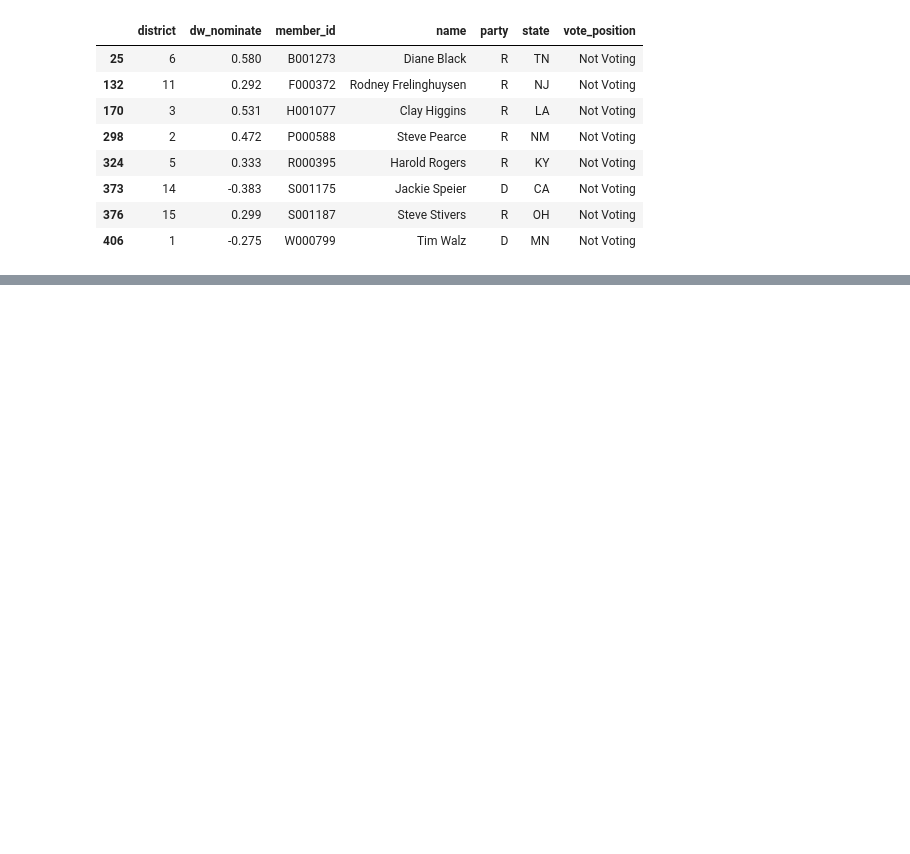
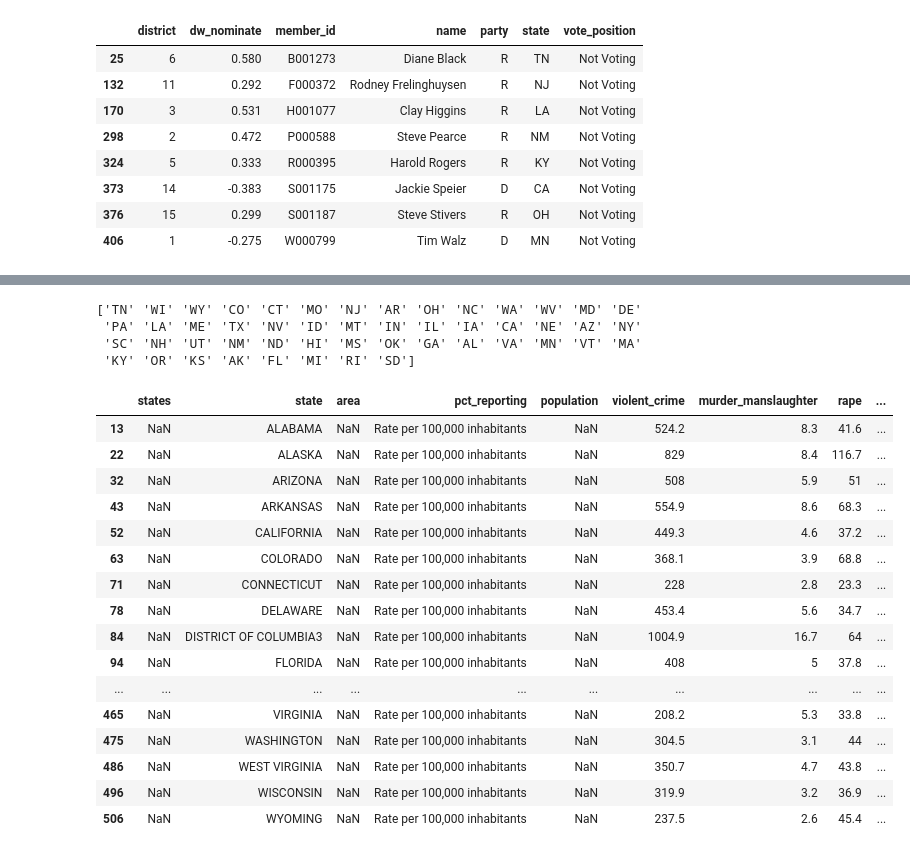
Before and after one commit to EricMa206/Module3Project, a Jupyter notebook: Project 3 Congress.ipynb, the cells around one changed output, grey strips where cells are left out. Drawn from its saved outputs; the diff is of its cells as text; code cells hidden in the pictures; blank space fills up the shorter version.

```diff
--- a/Project 3 Congress.ipynb
+++ b/Project 3 Congress.ipynb
@@ -217,0 +240,5 @@ vote_df[vote_df["vote_position"]=="Not Voting"]
+# %%
+header = ["states", "area", "pct_reporting", "population", "violent_crime", "murder_manslaughter",
+         "rape", "robbery", "aggravated_assault", "property_crime", "burglary", "larceny_theft",
+         "motor_theft", "none1", "none2"]
+crime_df = pd.read_excel("crime_rate_by_state.xls", names=header )
@@ -217,0 +249,4 @@ vote_df[vote_df["vote_position"]=="Not Voting"]
+# %%
+crime_df.drop(crime_df.index[0:3], inplace=True)
+crime_df.drop(["none1", "none2"], axis=1, inplace=True)
+crime_df.head()
@@ -217,0 +260,3 @@ vote_df[vote_df["vote_position"]=="Not Voting"]
+# %%
+crime_df.drop(crime_df.index[-5:], inplace=True)
+crime_df.tail(10)
@@ -217,0 +350,29 @@ vote_df[vote_df["vote_position"]=="Not Voting"]
+# %%
+print(state)
+# %% [output]
+['TN' 'WI' 'WY' 'CO' 'CT' 'MO' 'NJ' 'AR' 'OH' 'NC' 'WA' 'WV' 'MD' 'DE'
+ 'PA' 'LA' 'ME' 'TX' 'NV' 'ID' 'MT' 'IN' 'IL' 'IA' 'CA' 'NE' 'AZ' 'NY'
+ 'SC' 'NH' 'UT' 'NM' 'ND' 'HI' 'MS' 'OK' 'GA' 'AL' 'VA' 'MN' 'VT' 'MA'
+ 'KY' 'OR' 'KS' 'AK' 'FL' 'MI' 'RI' 'SD']
+# %%
+state_crime_df = crime_df[crime_df["pct_reporting"]=="Rate per 100,000 inhabitants"]
+# %%
+state_crime_df.reindex()
+# %% [output]
+|  | states | state | area | pct_reporting | population | violent_crime | murder_manslaughter | rape | ... |
+| 13 | NaN | ALABAMA | NaN | Rate per 100,000 inhabitants | NaN | 524.2 | 8.3 | 41.6 | ... |
+| 22 | NaN | ALASKA | NaN | Rate per 100,000 inhabitants | NaN | 829 | 8.4 | 116.7 | ... |
+| 32 | NaN | ARIZONA | NaN | Rate per 100,000 inhabitants | NaN | 508 | 5.9 | 51 | ... |
+| 43 | NaN | ARKANSAS | NaN | Rate per 100,000 inhabitants | NaN | 554.9 | 8.6 | 68.3 | ... |
+| 52 | NaN | CALIFORNIA | NaN | Rate per 100,000 inhabitants | NaN | 449.3 | 4.6 | 37.2 | ... |
+| 63 | NaN | COLORADO | NaN | Rate per 100,000 inhabitants | NaN | 368.1 | 3.9 | 68.8 | ... |
+| 71 | NaN | CONNECTICUT | NaN | Rate per 100,000 inhabitants | NaN | 228 | 2.8 | 23.3 | ... |
+| 78 | NaN | DELAWARE | NaN | Rate per 100,000 inhabitants | NaN | 453.4 | 5.6 | 34.7 | ... |
+| 84 | NaN | DISTRICT OF COLUMBIA3 | NaN | Rate per 100,000 inhabitants | NaN | 1004.9 | 16.7 | 64 | ... |
+| 94 | NaN | FLORIDA | NaN | Rate per 100,000 inhabitants | NaN | 408 | 5 | 37.8 | ... |
+| ... | ... | ... | ... | ... | ... | ... | ... | ... | ... |
+| 465 | NaN | VIRGINIA | NaN | Rate per 100,000 inhabitants | NaN | 208.2 | 5.3 | 33.8 | ... |
+| 475 | NaN | WASHINGTON | NaN | Rate per 100,000 inhabitants | NaN | 304.5 | 3.1 | 44 | ... |
+| 486 | NaN | WEST VIRGINIA | NaN | Rate per 100,000 inhabitants | NaN | 350.7 | 4.7 | 43.8 | ... |
+| 496 | NaN | WISCONSIN | NaN | Rate per 100,000 inhabitants | NaN | 319.9 | 3.2 | 36.9 | ... |
+| 506 | NaN | WYOMING | NaN | Rate per 100,000 inhabitants | NaN | 237.5 | 2.6 | 45.4 | ... |
```
Also changed, not shown: parts of 12 cells of this notebook, 3 other files.
